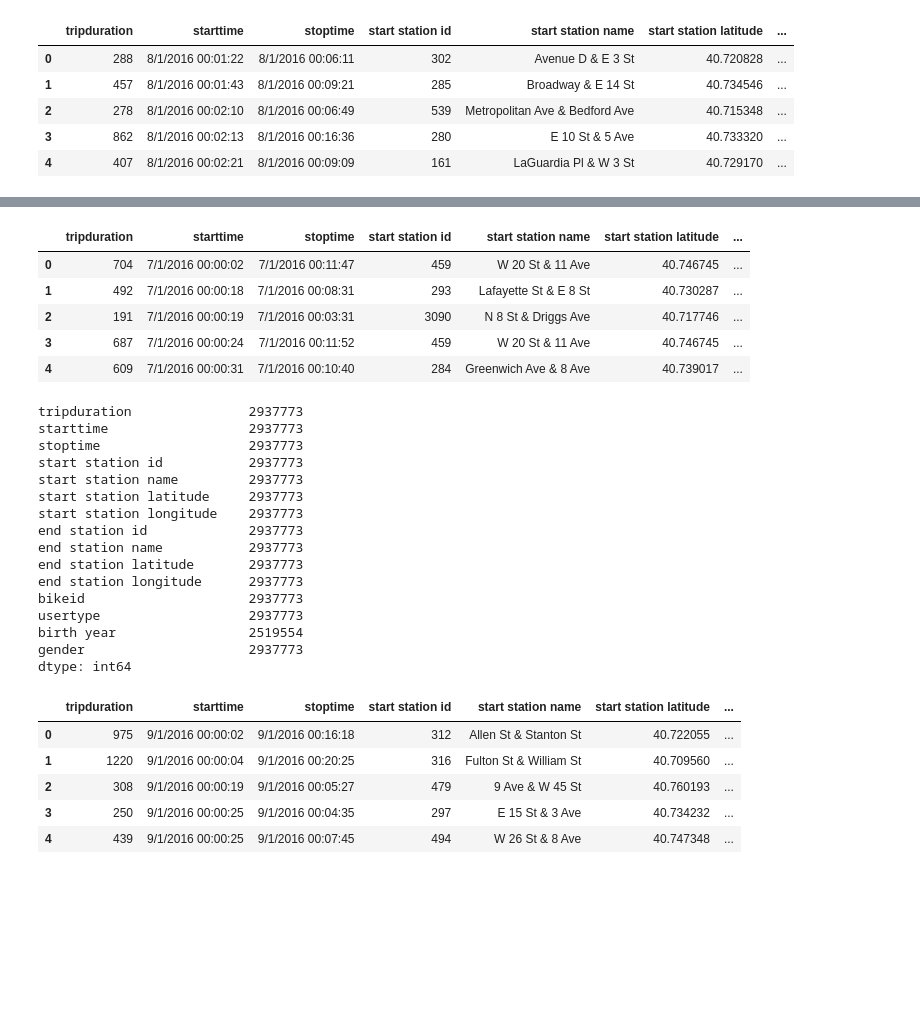
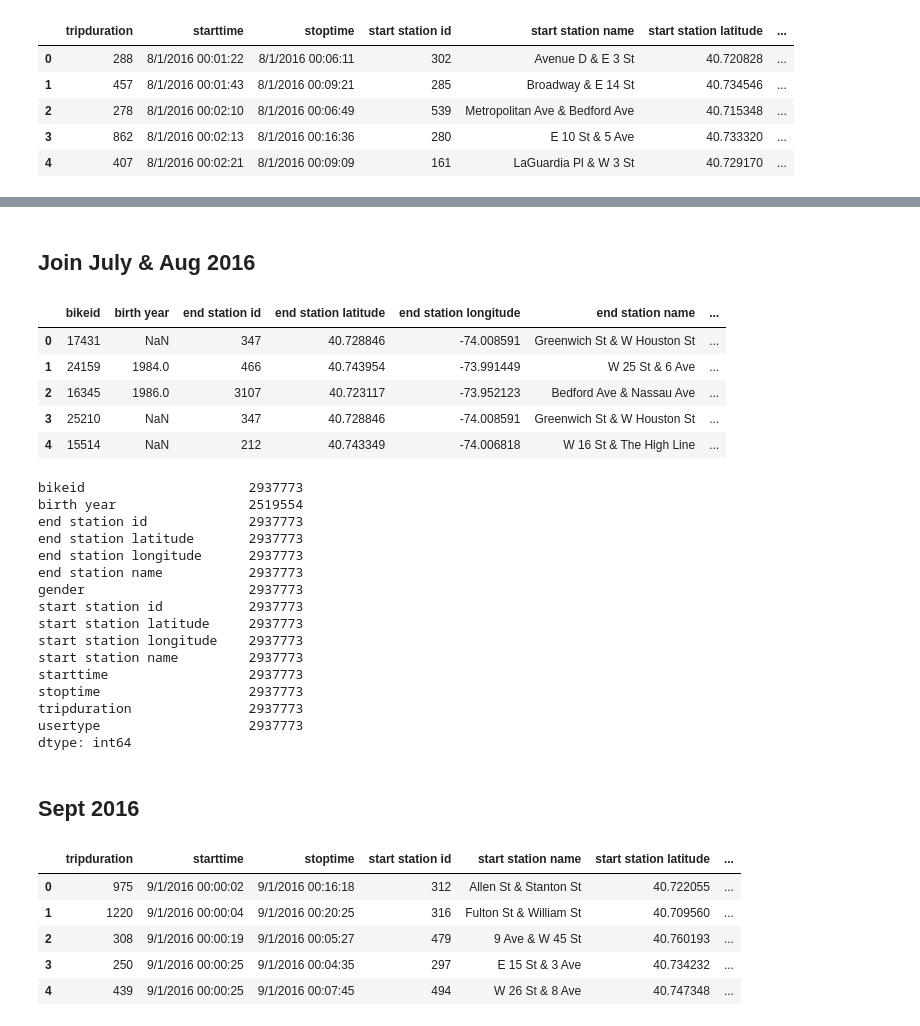
Before and after one commit to 3chords/biking_nyc, a Jupyter notebook: biking_nyc.ipynb, the cells around one changed output, grey strips where cells are left out. Cells and saved outputs as stored; diff of their text form; code cells hidden in the pictures; blank space fills up the shorter version.

Commit message:
added sort=True to get rid of sort warning when joining dfs

```diff
--- a/biking_nyc.ipynb
+++ b/biking_nyc.ipynb
@@ -114,40 +120,44 @@ usertype                   1557663
 birth year                 1343039
 gender                     1557663
 dtype: int64
+# %% [markdown]
+## Join July & Aug 2016
 # %%
 # use concat to append the rows of DF2 to DF1
-concat_01 = pd.concat([df_2016_07, df_2016_08])
+concat_01 = pd.concat([df_2016_07, df_2016_08], sort=True)
 # reset the index of the new DF
 concat_01.reset_index()
 concat_01.head()
 # %% [output]
-|  | tripduration | starttime | stoptime | start station id | start station name | start station latitude | ... |
-| 0 | 704 | 7/1/2016 00:00:02 | 7/1/2016 00:11:47 | 459 | W 20 St & 11 Ave | 40.746745 | ... |
-| 1 | 492 | 7/1/2016 00:00:18 | 7/1/2016 00:08:31 | 293 | Lafayette St & E 8 St | 40.730287 | ... |
-| 2 | 191 | 7/1/2016 00:00:19 | 7/1/2016 00:03:31 | 3090 | N 8 St & Driggs Ave | 40.717746 | ... |
-| 3 | 687 | 7/1/2016 00:00:24 | 7/1/2016 00:11:52 | 459 | W 20 St & 11 Ave | 40.746745 | ... |
-| 4 | 609 | 7/1/2016 00:00:31 | 7/1/2016 00:10:40 | 284 | Greenwich Ave & 8 Ave | 40.739017 | ... |
+|  | bikeid | birth year | end station id | end station latitude | end station longitude | end station name | ... |
+| 0 | 17431 | NaN | 347 | 40.728846 | -74.008591 | Greenwich St & W Houston St | ... |
+| 1 | 24159 | 1984.0 | 466 | 40.743954 | -73.991449 | W 25 St & 6 Ave | ... |
+| 2 | 16345 | 1986.0 | 3107 | 40.723117 | -73.952123 | Bedford Ave & Nassau Ave | ... |
+| 3 | 25210 | NaN | 347 | 40.728846 | -74.008591 | Greenwich St & W Houston St | ... |
+| 4 | 15514 | NaN | 212 | 40.743349 | -74.006818 | W 16 St & The High Line | ... |
 # %%
 # get # of rows for DF1 + DF2
 concat_01_rows = concat_01.count()
 print(concat_01_rows)
 # %% [output]
-tripduration               2937773
+bikeid                     2937773
+birth year                 2519554
+end station id             2937773
+end station latitude       2937773
+end station longitude      2937773
+end station name           2937773
+gender                     2937773
+start station id           2937773
+start station latitude     2937773
+start station longitude    2937773
+start station name         2937773
 starttime                  2937773
 stoptime                   2937773
-start station id           2937773
-start station name         2937773
-start station latitude     2937773
-start station longitude    2937773
-end station id             2937773
-end station name           2937773
-end station latitude       2937773
-end station longitude      2937773
-bikeid                     2937773
+tripduration               2937773
 usertype                   2937773
-birth year                 2519554
-gender                     2937773
 dtype: int64
+# %% [markdown]
+## Sept 2016
 # %%
 # read files into dataframe for DF3
 df_2016_09 = pd.read_csv(bike_2016_09)
```
Also changed, not shown: parts of 10 cells of this notebook.
